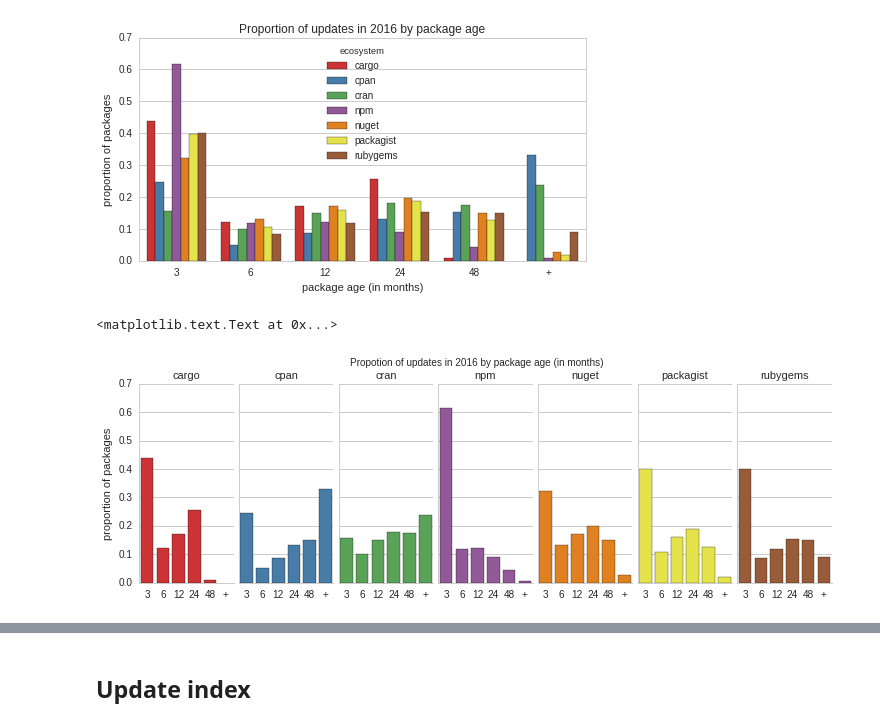
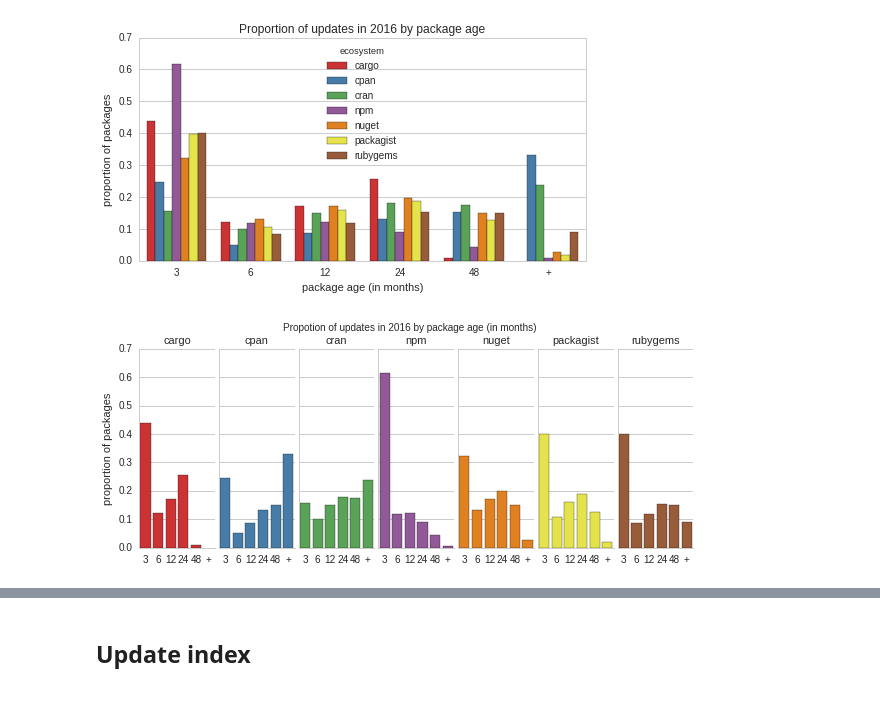
Before and after one commit to AlexandreDecan/ecos-emse, a Jupyter notebook: notebooks/Ecosystem activity.ipynb, the cells around one changed output, grey strips where cells are left out. Cells and saved outputs as stored; diff of their text form; code cells hidden in the pictures.

Commit message:
Figure fixed

```diff
--- a/notebooks/Ecosystem activity.ipynb
+++ b/notebooks/Ecosystem activity.ipynb
@@ -660,20 +660,21 @@ savefig(figure, 'act_packages_updates_by_age_2016')
 # %%
 grid = (
     seaborn.FacetGrid(
         data=df,
         col='ecosystem',
         hue='ecosystem',
     )
     .map(seaborn.barplot, 'age', 'p')
     .set_titles("{col_name}")
     .set_axis_labels('', 'proportion of packages')
 )
 
-grid.fig.set_size_inches(FIG_SIZE_WIDE)
+grid.fig.set_size_inches(FIG_SIZE)
 grid.fig.suptitle('Propotion of updates in 2016 by package age (in months)')
+
+savefig(figure, 'act_packages_updates_by_age_2016_b')
 # %% [output]
-<matplotlib.text.Text at 0x...>
-[figure, old version]
+[figure, new version]
 # %%
 df.pivot('ecosystem', 'age', 'p').T
 # %% [output]
```
Also changed, not shown: parts of 1 cell of this notebook, 1 other file.
